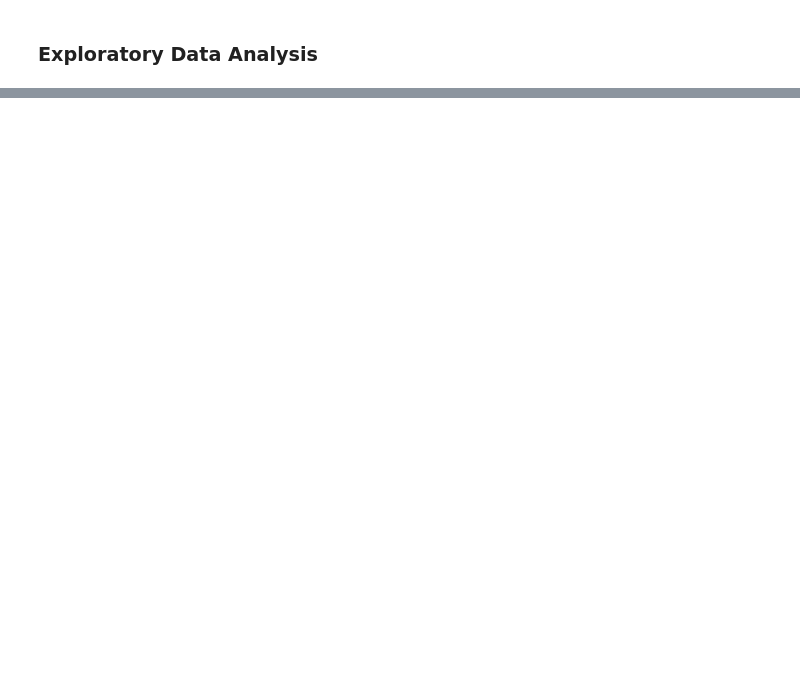
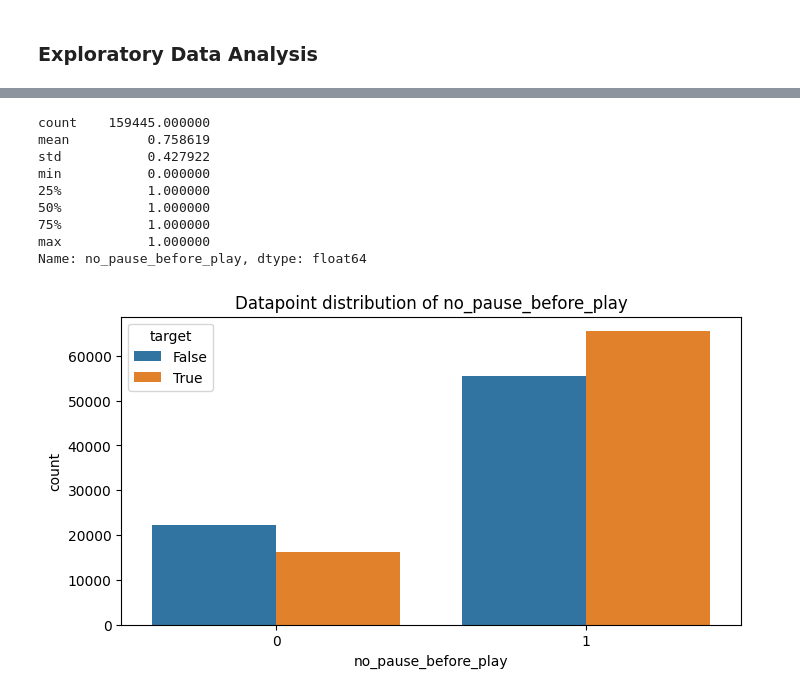
Before and after one commit to AbiirBarounii/Spotify-Skip-Prediction, a Jupyter notebook: notebook_copy.ipynb, the cells around one changed output, grey strips where cells are left out. Saved outputs shown, nothing was run; the diff lists cells and outputs as text; code cells hidden in the pictures; blank space fills up the shorter version.

```diff
--- a/notebook_copy.ipynb
+++ b/notebook_copy.ipynb
@@ -426,0 +444,13 @@ df_logs_mod
+# %%
+plot_countplot(df_logs_mod['no_pause_before_play'], hue=df_logs_mod['target'])
+# %% [output]
+count    159445.000000
+mean          0.758619
+std           0.427922
+min           0.000000
+25%           1.000000
+50%           1.000000
+75%           1.000000
+max           1.000000
+Name: no_pause_before_play, dtype: float64
+[figure, added]
```
Also changed, not shown: parts of 14 cells of this notebook.
